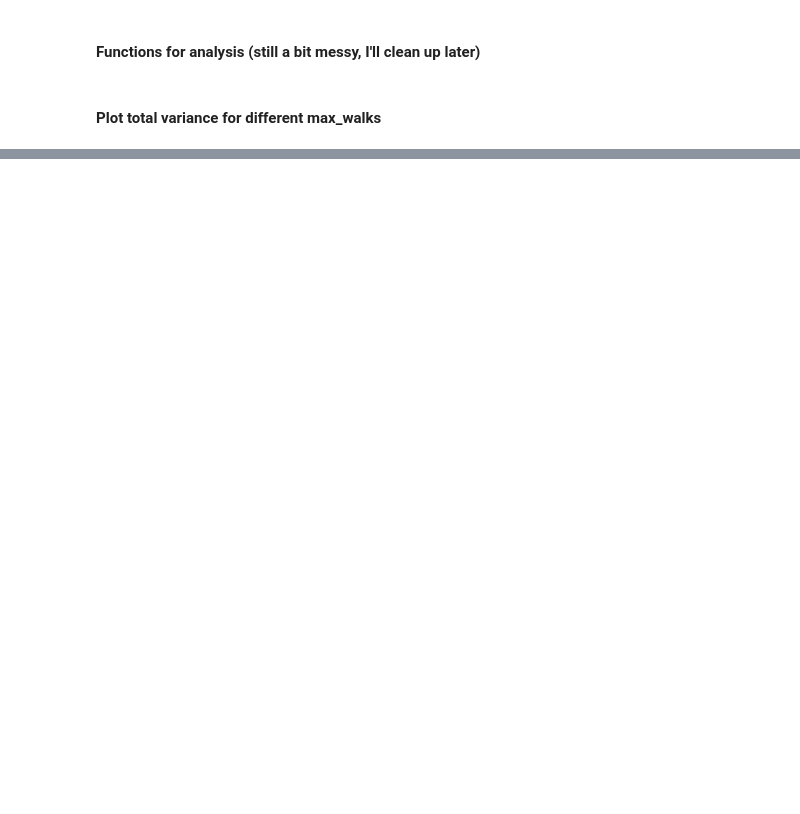
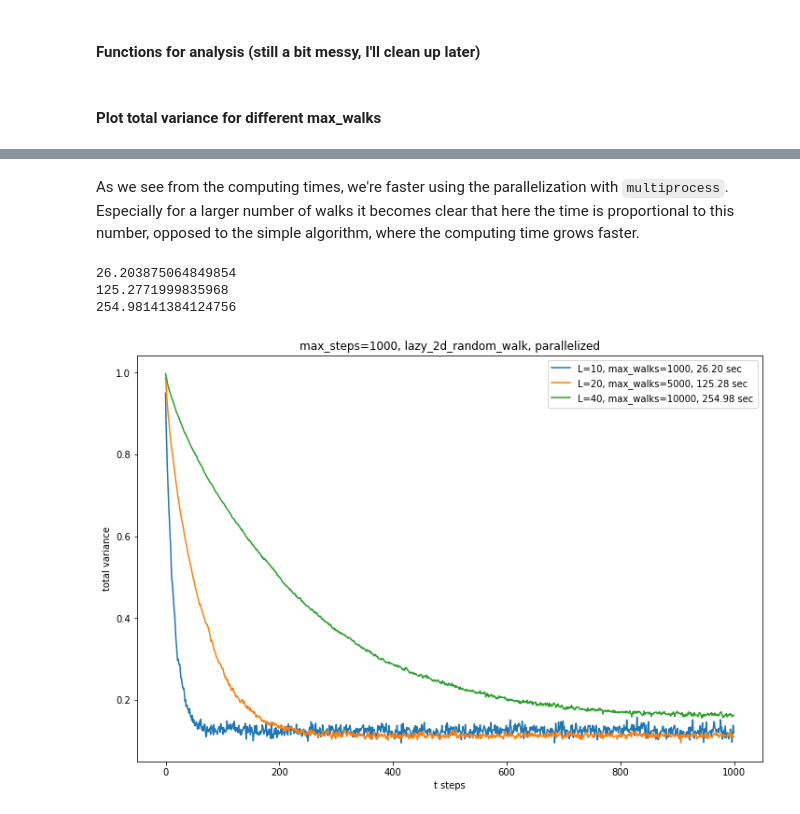
Before and after one commit to lucablessing/random-walks-on-small-world-networks, a Jupyter notebook: notebooks/random_walk_on_lattice.ipynb, the cells around one changed output, grey strips where cells are left out. Drawn from its saved outputs; the diff is of its cells as text; code cells hidden in the pictures; blank space fills up the shorter version.

````diff
--- a/notebooks/random_walk_on_lattice.ipynb
+++ b/notebooks/random_walk_on_lattice.ipynb
@@ -404,0 +524,30 @@ plt.show()
+# %% [markdown]
+As we see from the computing times, we're faster using the parallelization with ```multiprocess```. Especially for a larger number of walks it becomes clear that here the time is proportional to this number, opposed to the simple algorithm, where the computing time grows faster.
+# %%
+np.random.seed(42)
+
+# Make graph
+max_steps = int(1e3)
+#max_walks = int(1e4)
+
+fig1, ax1 = plt.subplots(figsize=(12,8))
+for L, max_walks in tqdm([(10, int(1e3)), (20, int(5e3)), (40, int(1e4))]):
+    G = nx.grid_2d_graph(L, L, periodic=True)
+    tic = time()
+    norm_vector = get_L1_norm_over_step_count_parallel(G, L, max_steps=max_steps, max_walks=max_walks,
+                                                       use_random_starting_node=False,
+                                                       random_walk_function=lazy_2d_random_walk_parallel)
+    toc = time()
+    print(toc-tic)
+    ax1.plot(norm_vector, label="L={}, max_walks={}, {:.2f} sec".format(L, max_walks, toc-tic))
+
+ax1.set_title('max_steps={}, lazy_2d_random_walk, parallelized'.format(max_steps))
+ax1.set_xlabel('t steps')
+ax1.set_ylabel('total variance')
+ax1.legend()
+plt.show()
+# %% [output]
+26.203875064849854
+125.2771999835968
+254.98141384124756
+[figure, added]
````
Also changed, not shown: parts of 11 cells of this notebook, 3 other files.
